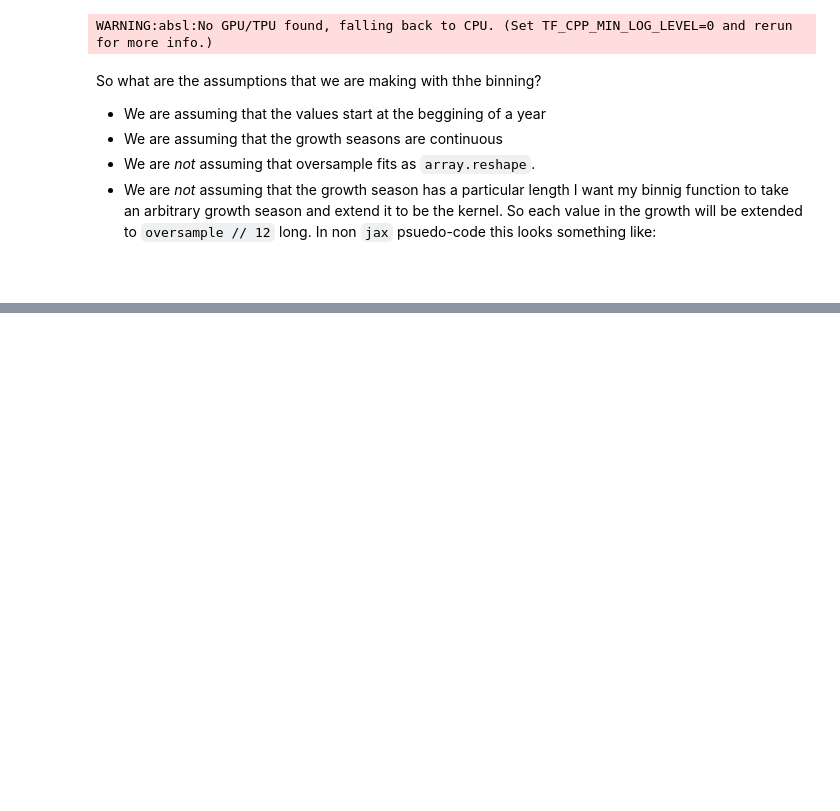
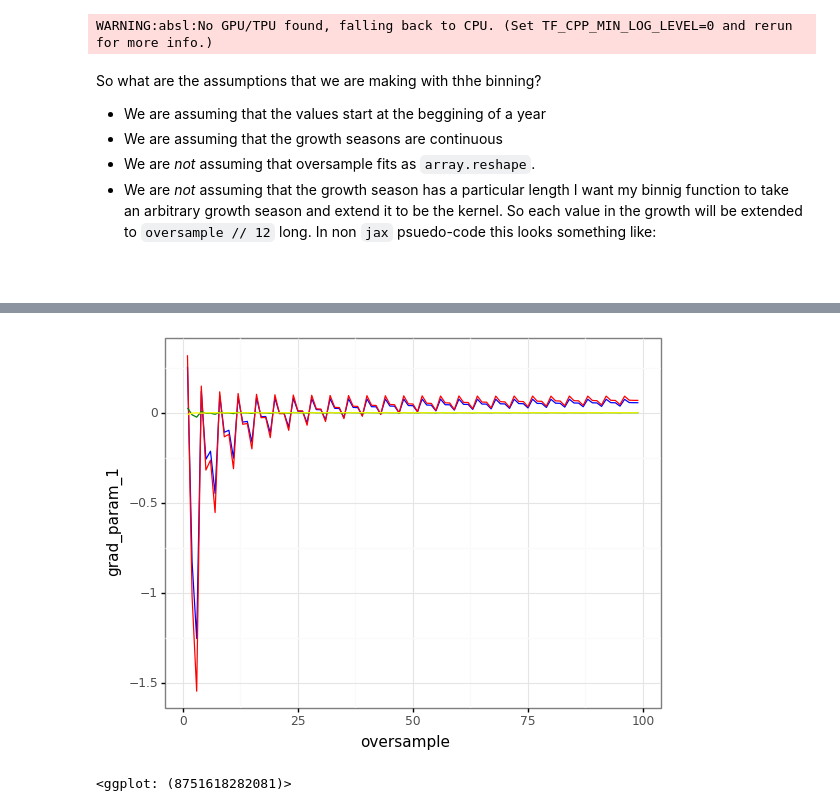
Before and after one commit to SharmaLlama/ticktack, a Jupyter notebook: notebooks/JAX_Testing.ipynb, the cells around one changed output, grey strips where cells are left out. Drawn from its saved outputs; the diff is of its cells as text; code cells hidden in the pictures; blank space fills up the shorter version.

```diff
--- a/notebooks/JAX_Testing.ipynb
+++ b/notebooks/JAX_Testing.ipynb
@@ -199 +177,12 @@ results = pandas.DataFrame(results)
+# %%
+results = pandas.DataFrame(results)
+(ggplot(results, aes(x="oversample"))
+    + geom_line(aes(y="grad_param_1"), color="blue")
+    + geom_line(aes(y="grad_param_2"), color="red")
+    + geom_line(aes(y="grad_param_3"), color="green")
+    + geom_line(aes(y="grad_param_4"), color="yellow")
+    + theme_bw())
+# %% [output]
+[figure, added]
+<ggplot: (8751618282081)>
 # %%
```
Also changed, not shown: parts of 9 cells of this notebook.
